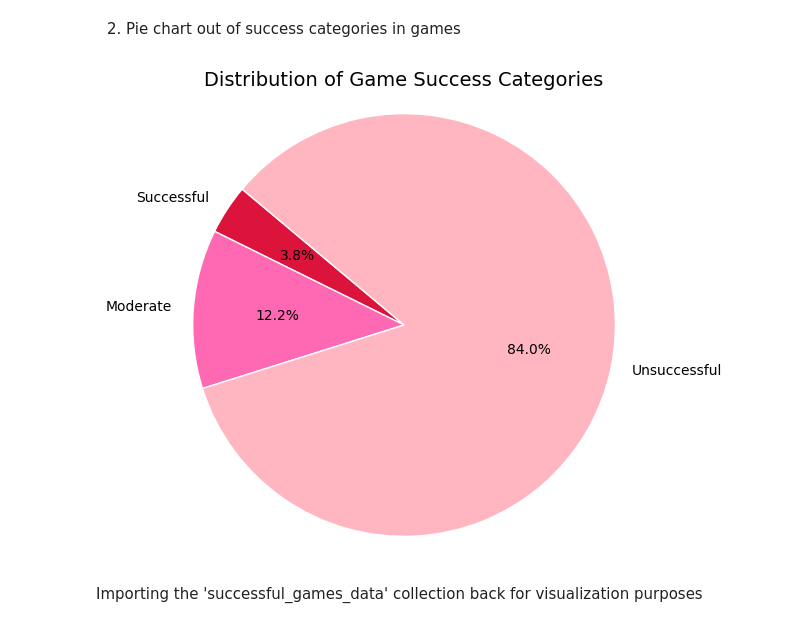
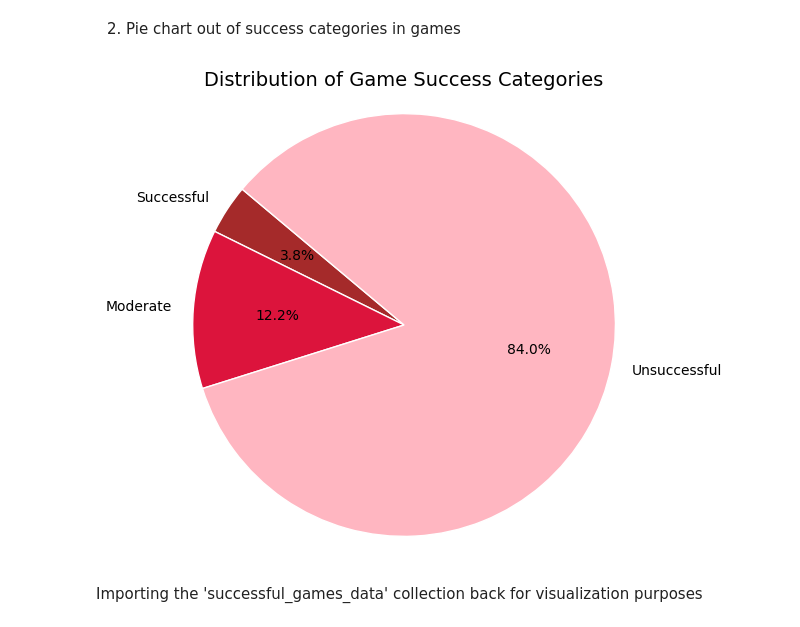
Before and after one commit to Florrena/BigDataTechnologies, a Jupyter notebook: Project.ipynb, the cells around one changed output. Drawn from its saved outputs; the diff is of its cells as text; code cells hidden in the pictures.

Commit message:
changed the plot colors

```diff
--- a/Project.ipynb
+++ b/Project.ipynb
@@ -709,20 +709,20 @@ plt.show()
 2. Pie chart out of success categories in games
 # %%
 plt.figure(figsize=(6, 6))
-colors = ["crimson", "hotpink", "lightpink"]
+colors = ["brown", "crimson", "lightpink"]
 plt.pie(
     counts,
     labels=success_categories,
     colors=colors,
     autopct="%1.1f%%",
     startangle=140,
     wedgeprops={"edgecolor": "white"}
 )
 plt.title("Distribution of Game Success Categories", fontsize=14)
 plt.axis("equal")
 plt.show()
 # %% [output]
-[figure, old version]
+[figure, new version]
 # %% [markdown]
 Importing the 'successful_games_data' collection back for visualization purposes
 # %%
```
Also changed, not shown: parts of 2 cells of this notebook.
